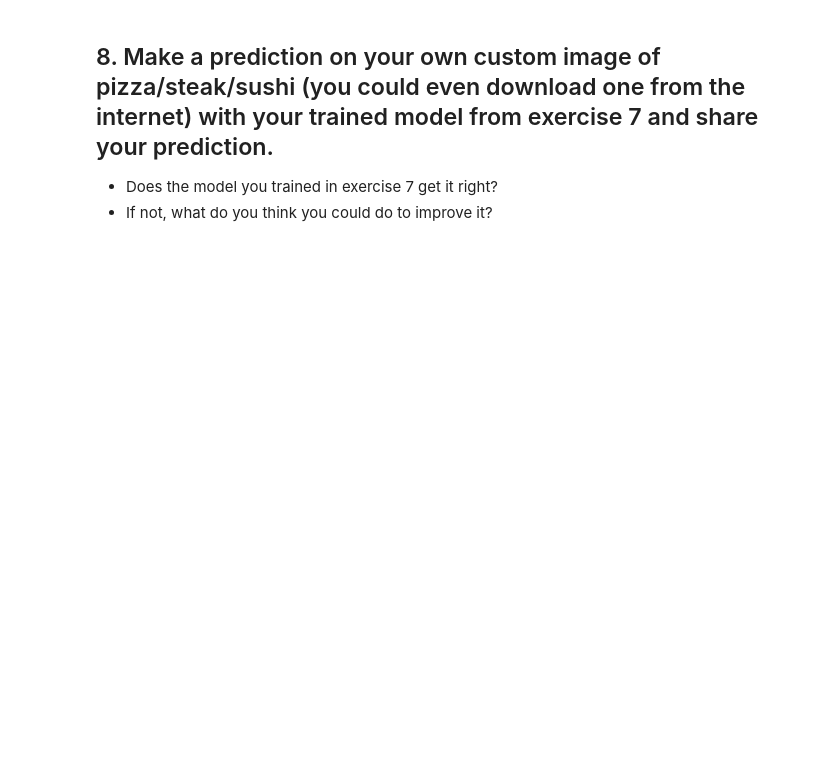
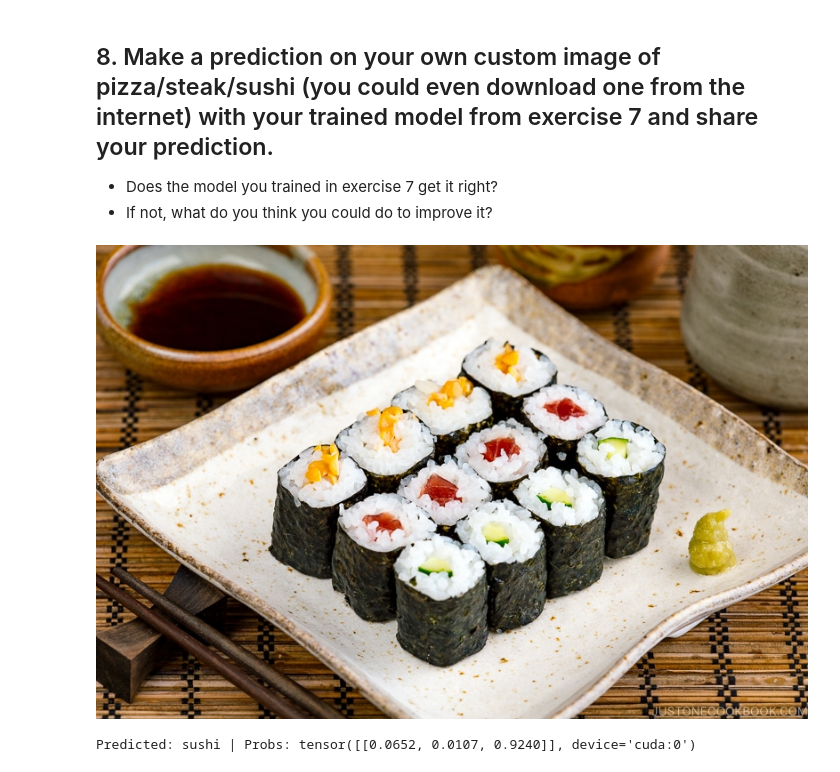
Before and after one commit to Chrisvaldar/learn-pytorch, a Jupyter notebook: 04_pytorch_custom_datasets_exercises.ipynb, the cells around one changed output. Drawn from its saved outputs; the diff is of its cells as text; code cells hidden in the pictures; blank space fills up the shorter version.

```diff
--- a/04_pytorch_custom_datasets_exercises.ipynb
+++ b/04_pytorch_custom_datasets_exercises.ipynb
@@ -458,3 +746,33 @@ torch.cuda.manual_seed(42)
 ## 8. Make a prediction on your own custom image of pizza/steak/sushi (you could even download one from the internet) with your trained model from exercise 7 and share your prediction.
 * Does the model you trained in exercise 7 get it right?
 * If not, what do you think you could do to improve it?
+# %%
+import requests
+from pathlib import Path
+from PIL import Image
+
+custom_image_path = data_path / "sushi_online.jpg"
+
+if not custom_image_path.is_file():
+    with open(custom_image_path, "wb") as f:
+        request = requests.get("https://www.justonecookbook.com/wp-content/uploads/2020/01/Sushi-Rolls-Maki-Sushi-%E2%80%93-Hosomaki-1117-I.jpg")
+        f.write(request.content)
+
+img = Image.open(custom_image_path)
+img
+# %% [output]
+[figure, added]
+# %%
+img = Image.open(custom_image_path)
+img_transformed = simple_transform(img)          # resize + totensor, no random flip
+img_transformed = img_transformed.unsqueeze(dim=0).to(device)  # add batch dim: [3,64,64] -> [1,3,64,64]
+
+model_2.eval()
+with torch.inference_mode():
+    pred_logits = model_2(img_transformed)
+    pred_probs = torch.softmax(pred_logits, dim=1)
+    pred_class = class_names[torch.argmax(pred_probs, dim=1).item()]
+
+print(f"Predicted: {pred_class} | Probs: {pred_probs}")
+# %% [output]
+Predicted: sushi | Probs: tensor([[0.0652, 0.0107, 0.9240]], device='cuda:0')
```
Also changed, not shown: parts of 19 cells of this notebook.
